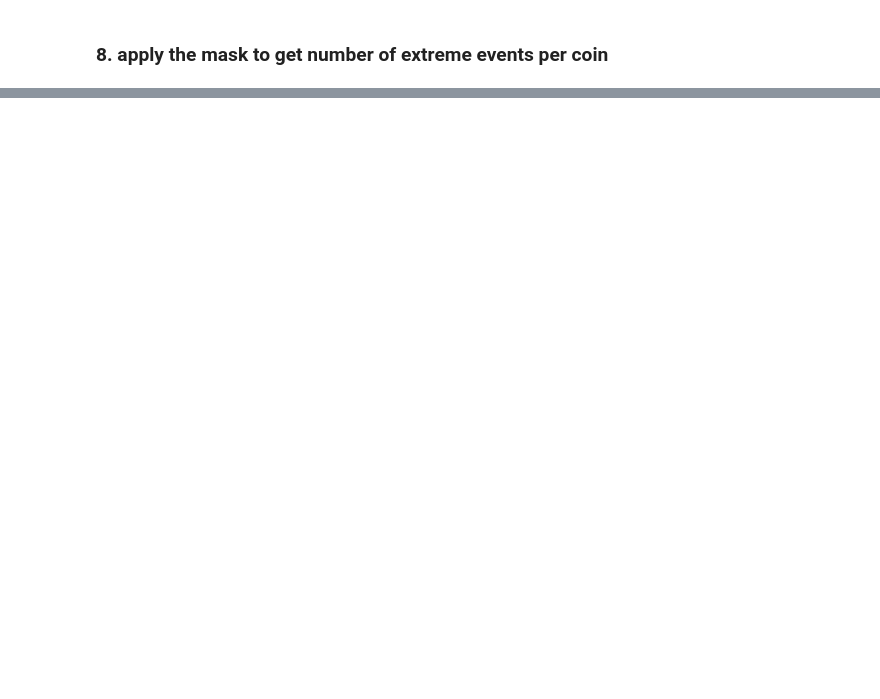
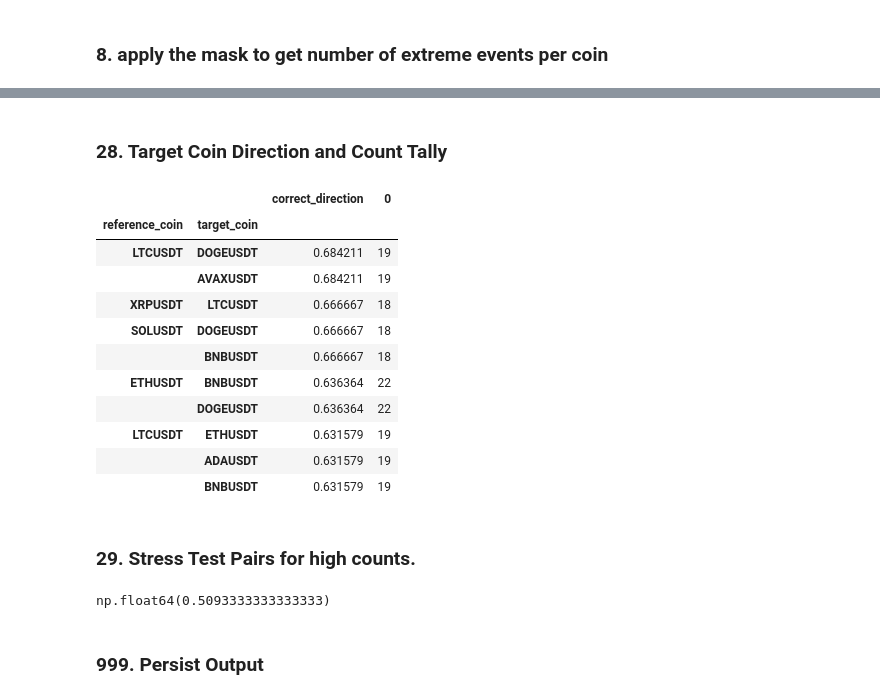
Before and after one commit to wayne-kirk-schmidt/wall-street-quants, a Jupyter notebook: project/Stat_Arb_Notebook/notebooks/004_strategy.ipynb, the cells around one changed output, grey strips where cells are left out. Saved outputs shown, nothing was run; the diff lists cells and outputs as text; code cells hidden in the pictures; blank space fills up the shorter version.

```diff
--- a/project/Stat_Arb_Notebook/notebooks/004_strategy.ipynb
+++ b/project/Stat_Arb_Notebook/notebooks/004_strategy.ipynb
@@ -683,0 +961,9 @@ leader_stats: 8
+# %%
+pair_hit = (
+    signal_df
+    .groupby(["reference_coin", "target_coin"])["correct_direction"]
+    .mean()
+    .sort_values(ascending=False)
+)
+
+pair_hit.head(10)
@@ -683,0 +983,41 @@ leader_stats: 8
+# %% [markdown]
+### 28. Target Coin Direction and Count Tally
+# %%
+pair_counts = (
+    signal_df
+    .groupby(["reference_coin", "target_coin"])
+    .size()
+)
+
+top_pairs = pair_hit.head(10)
+
+pd.concat([top_pairs, pair_counts], axis=1).head(10)
+# %% [output]
+|  |  | correct_direction | 0 |
+| reference_coin | target_coin |  |  |
+| LTCUSDT | DOGEUSDT | 0.684211 | 19 |
+|  | AVAXUSDT | 0.684211 | 19 |
+| XRPUSDT | LTCUSDT | 0.666667 | 18 |
+| SOLUSDT | DOGEUSDT | 0.666667 | 18 |
+|  | BNBUSDT | 0.666667 | 18 |
+| ETHUSDT | BNBUSDT | 0.636364 | 22 |
+|  | DOGEUSDT | 0.636364 | 22 |
+| LTCUSDT | ETHUSDT | 0.631579 | 19 |
+|  | ADAUSDT | 0.631579 | 19 |
+|  | BNBUSDT | 0.631579 | 19 |
+# %% [markdown]
+### 29. Stress Test Pairs for high counts.
+# %%
+min_count = 20
+
+valid_pairs = pair_counts[pair_counts >= min_count].index
+
+filtered_df = signal_df.set_index(
+    ["reference_coin", "target_coin"]
+).loc[valid_pairs].reset_index()
+
+filtered_df["correct_direction"].mean()
+# %% [output]
+np.float64(0.5093333333333333)
+# %% [markdown]
+### 999. Persist Output
```
Also changed, not shown: parts of 88 cells of this notebook, 40 other files.
